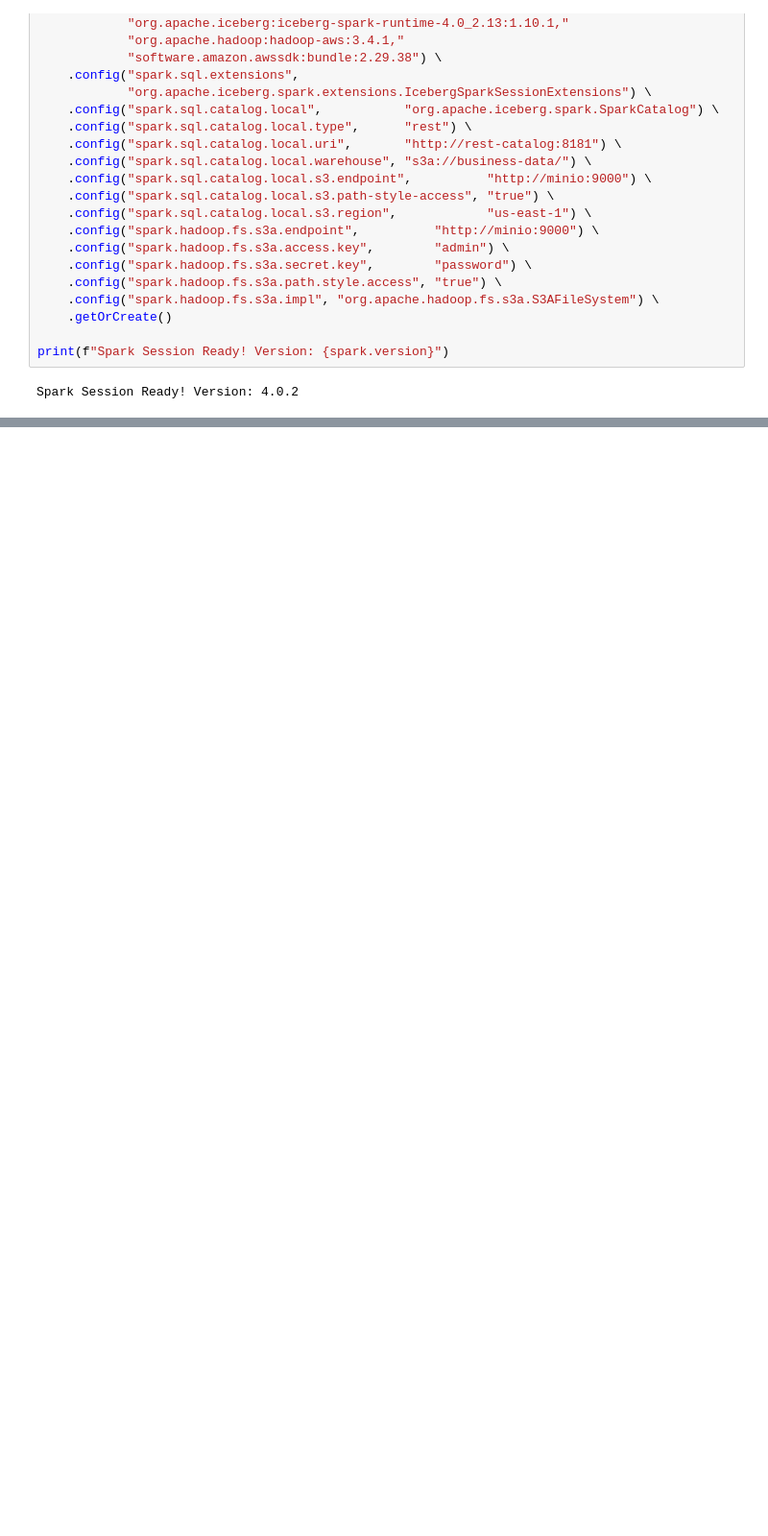
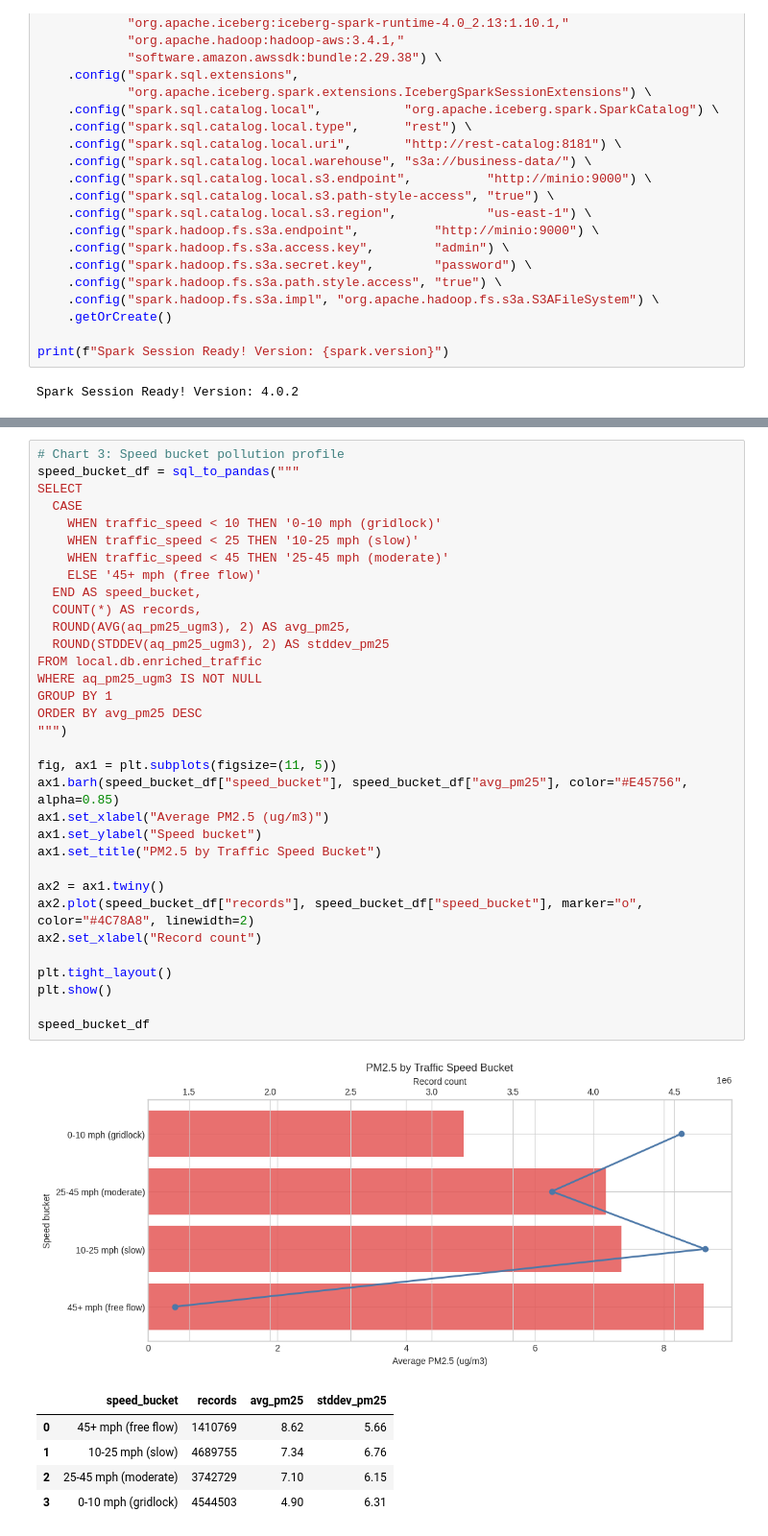
Before and after one commit to AlexanderS10/nyc-traffic-emissions-pipeline, a Jupyter notebook: workspace/02_live_data_exploration.ipynb, the cells around one changed output, grey strips where cells are left out. Shown at 96% size. Cells and saved outputs as stored; diff of their text form; blank space fills up the shorter version.

```diff
--- a/workspace/02_live_data_exploration.ipynb
+++ b/workspace/02_live_data_exploration.ipynb
@@ -463,0 +589,40 @@ spark.sql("""
+# %%
+# Chart 3: Speed bucket pollution profile
+speed_bucket_df = sql_to_pandas("""
+SELECT
+  CASE
+    WHEN traffic_speed < 10 THEN '0-10 mph (gridlock)'
+    WHEN traffic_speed < 25 THEN '10-25 mph (slow)'
+    WHEN traffic_speed < 45 THEN '25-45 mph (moderate)'
+    ELSE '45+ mph (free flow)'
+  END AS speed_bucket,
+  COUNT(*) AS records,
+  ROUND(AVG(aq_pm25_ugm3), 2) AS avg_pm25,
+  ROUND(STDDEV(aq_pm25_ugm3), 2) AS stddev_pm25
+FROM local.db.enriched_traffic
+WHERE aq_pm25_ugm3 IS NOT NULL
+GROUP BY 1
+ORDER BY avg_pm25 DESC
+""")
+
+fig, ax1 = plt.subplots(figsize=(11, 5))
+ax1.barh(speed_bucket_df["speed_bucket"], speed_bucket_df["avg_pm25"], color="#E45756", alpha=0.85)
+ax1.set_xlabel("Average PM2.5 (ug/m3)")
+ax1.set_ylabel("Speed bucket")
+ax1.set_title("PM2.5 by Traffic Speed Bucket")
+
+ax2 = ax1.twiny()
+ax2.plot(speed_bucket_df["records"], speed_bucket_df["speed_bucket"], marker="o", color="#4C78A8", linewidth=2)
+ax2.set_xlabel("Record count")
+
+plt.tight_layout()
+plt.show()
+
+speed_bucket_df
+# %% [output]
+[figure, added]
+|  | speed_bucket | records | avg_pm25 | stddev_pm25 |
+| 0 | 45+ mph (free flow) | 1410769 | 8.62 | 5.66 |
+| 1 | 10-25 mph (slow) | 4689755 | 7.34 | 6.76 |
+| 2 | 25-45 mph (moderate) | 3742729 | 7.10 | 6.15 |
+| 3 | 0-10 mph (gridlock) | 4544503 | 4.90 | 6.31 |
```
Also changed, not shown: parts of 28 cells of this notebook, 4 other files.
